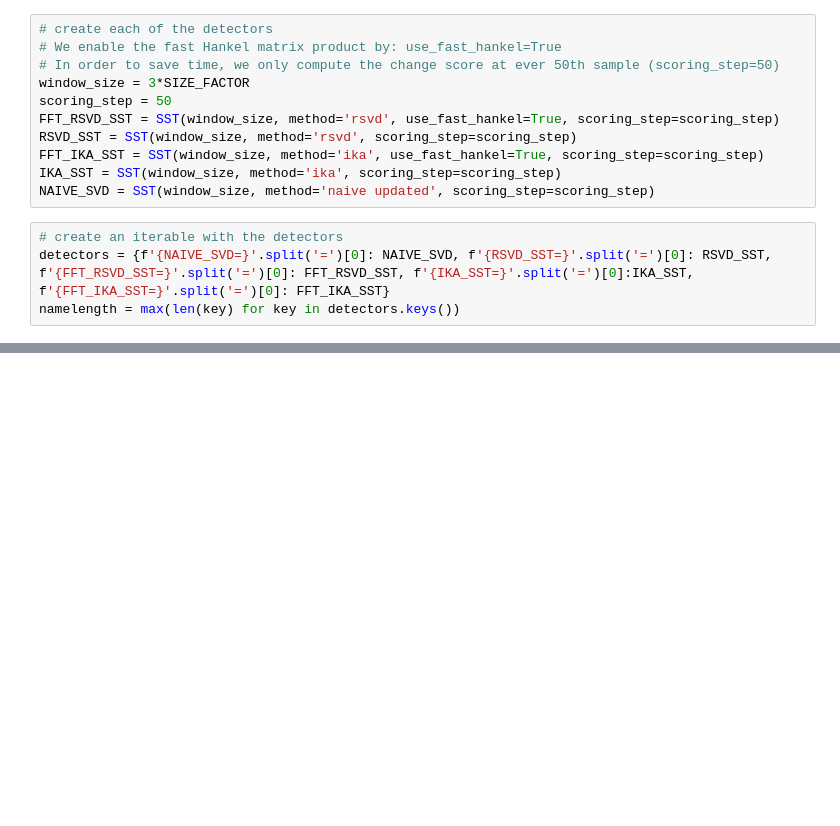
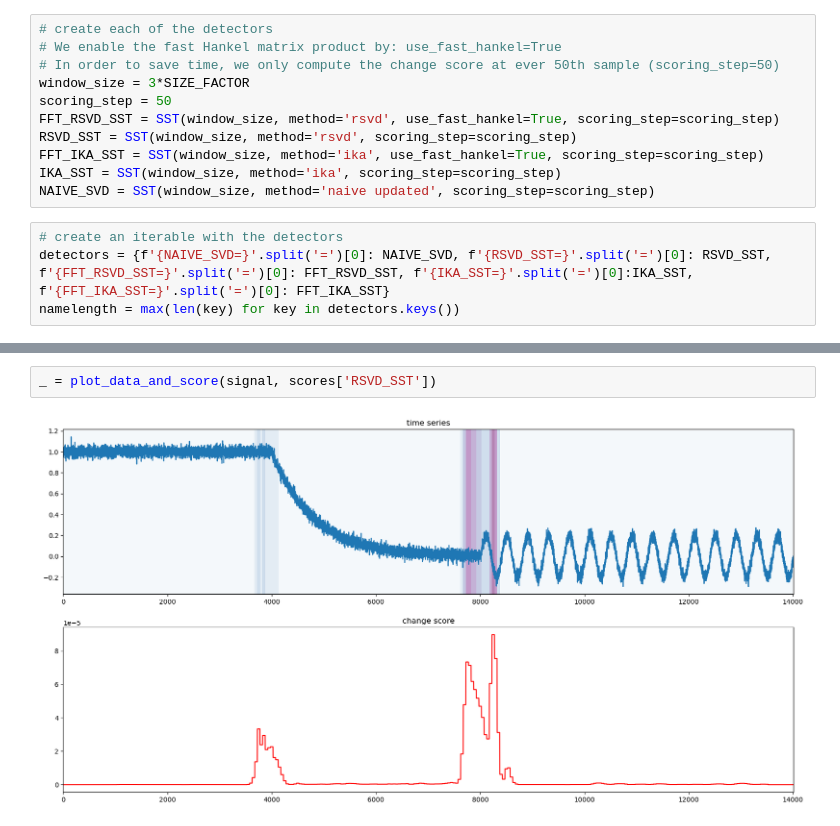
Before and after one commit to Lucew/approximate_hankel, a Jupyter notebook: MinimalExample.ipynb, the cells around one changed output, grey strips where cells are left out. Saved outputs shown, nothing was run; the diff lists cells and outputs as text; blank space fills up the shorter version.

```diff
--- a/MinimalExample.ipynb
+++ b/MinimalExample.ipynb
@@ -104,0 +134,4 @@ Mean absolute error to naive SST: 1.519E-05
+# %%
+_ = plot_data_and_score(signal, scores['RSVD_SST'])
+# %% [output]
+[figure, added]
```
Also changed, not shown: parts of 9 cells of this notebook.
